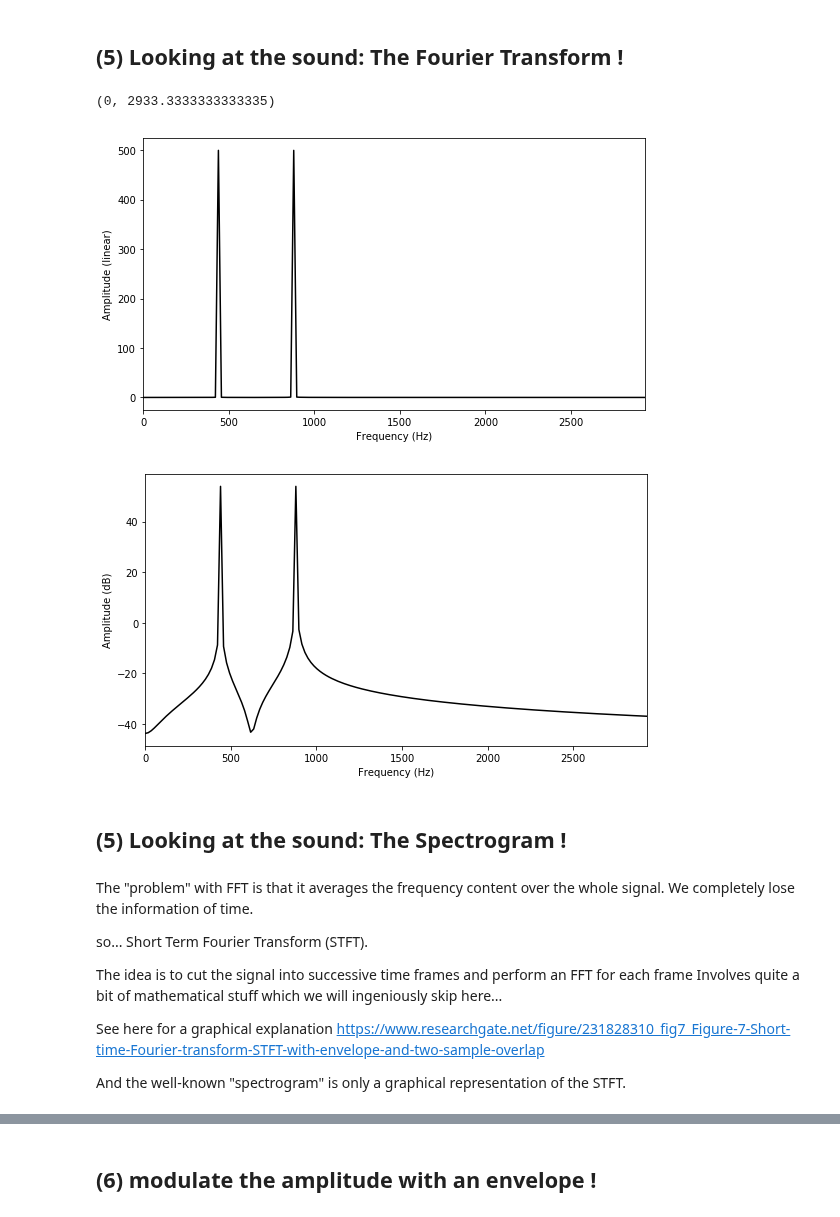
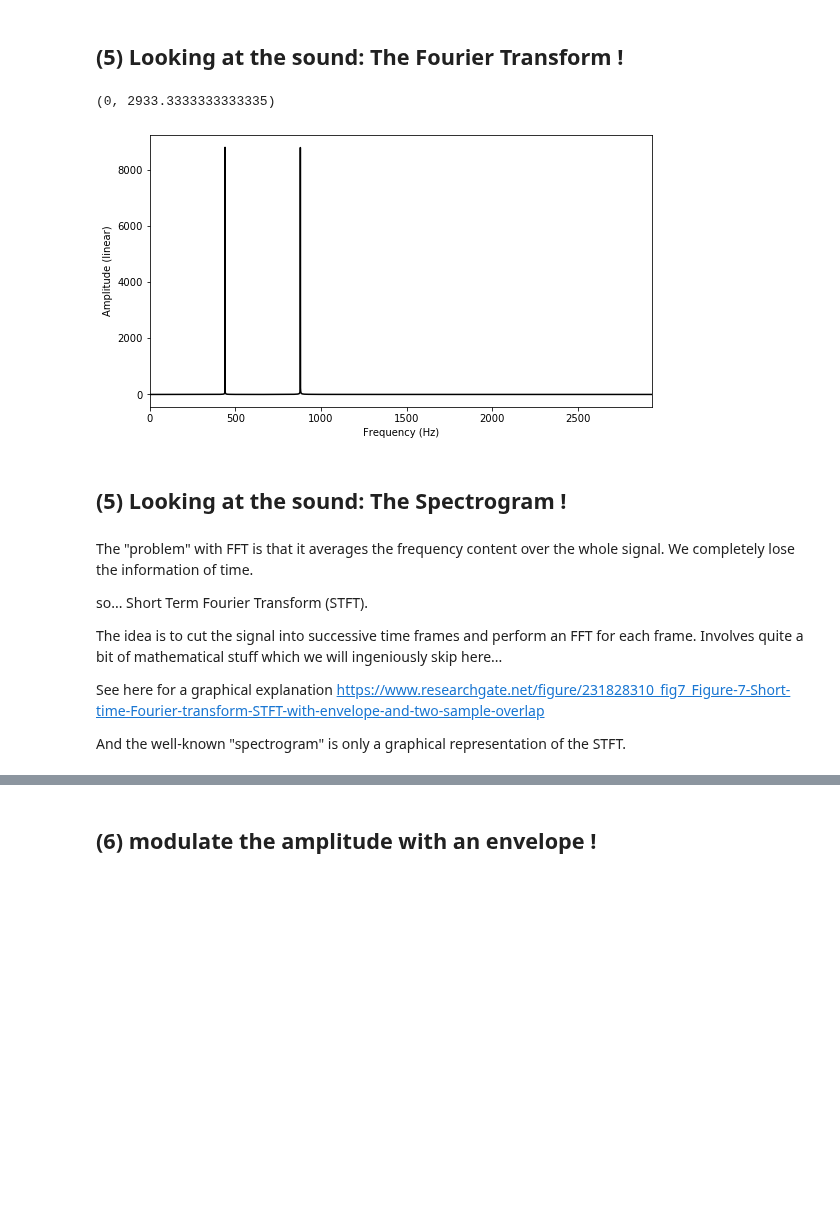
Before and after one commit to benholtzman/datamovies, a Jupyter notebook: 1_codes/s00_make_simple_sounds.ipynb, the cells around one changed output, grey strips where cells are left out. Saved outputs shown, nothing was run; the diff lists cells and outputs as text; code cells hidden in the pictures; blank space fills up the shorter version.

```diff
--- a/1_codes/s00_make_simple_sounds.ipynb
+++ b/1_codes/s00_make_simple_sounds.ipynb
@@ -193,42 +194,42 @@ librosa.output.write_wav(out, yc, fs, norm=False)
 # %%
 from scipy import fftpack as spfft # for computing spectra
 #from scipy import signal as spsig
 
 ########## First do the Fourier transform = look at the frequency content of the entire signal
 # We do a fast Fourier transform (FFT)
 
-Nfft = 1000 # Number of points (discrete frequencies) on which to compute the FFT
-# (actually twice the number of frequency point we need, but that's another story). Better if it's a power of 2
+Nfft = int(len(y)/2) #1000 # Number of points (discrete frequencies) on which to compute the FFT
+# (actually twice the number of frequency point we need, but that's another story).
 f = np.arange(-Nfft/2,Nfft/2,1)*fs/Nfft
 # the discretized vector of frequencies: contains negative and positive frequencies
 # (see mathematical definition of the Fourier transform)
 
 # FFT computation -> gives the spectrum S
 S = spfft.fft(y, n=Nfft)
 # S is an array of complex numbers, containing the amplitude for each frequency bin in f, but in another order...
 # First positive frequency bins, then negative frequency bins...
 
 # Let's consider only positive frequencies
 f = f[int(len(f)/2):]
 S = S[:int(len(S)/2)]
 # Now f covers the (discretized) frequency range from 0 to sr/2 Hz (see Nyquist theorem, Nyquist frequency)
 
 ########## Finally plot the spectrum
 plt.figure(figsize=(9,5))
 plt.plot(f,np.absolute(S),'k') # Since S is complex-valued, we have to choose between the absolute value and phase
 plt.xlabel('Frequency (Hz)')
 plt.ylabel('Amplitude (linear)')
 plt.xlim([0,fs/6])
 
-plt.figure(figsize=(9,5))
-plt.plot(f,20*np.log10(np.absolute(S)),'k') # Take the log10 with numpy, and have a factor 20 because we're dealing with acoustic pressure (L = 20log10(p/pref)) and not intensity (L = 10log10(p/pref))
-plt.xlabel('Frequency (Hz)')
-plt.ylabel('Amplitude (dB)')
-plt.xlim([0,fs/6])
+# plt.figure(figsize=(9,5))
+# plt.plot(f,20*np.log10(np.absolute(S)),'k') # Take the log10 with numpy,
+# # and have a factor 20 because we're dealing with acoustic pressure (L = 20log10(p/pref)) and not intensity (L = 10log10(p/pref))
+# plt.xlabel('Frequency (Hz)')
+# plt.ylabel('Amplitude (dB)')
+# plt.xlim([0,fs/6])
 # %% [output]
 (0, 2933.3333333333335)
-[figure, old version]
+[figure, new version]
-[figure, removed]
 # %% [markdown]
 ## (5) Looking at the sound: The Spectrogram !
 # %% [markdown]
@@ -237,7 +238,7 @@ information of time.
 
 so... Short Term Fourier Transform (STFT).
 
-The idea is to cut the signal into successive time frames and perform an FFT for each frame
+The idea is to cut the signal into successive time frames and perform an FFT for each frame.
 Involves quite a bit of mathematical stuff which we will ingeniously skip here...
 
 See here for a graphical explanation https://www.researchgate.net/figure/231828310_fig7_Figure-7-Short-time-Fourier-transform-STFT-with-envelope-and-two-sample-overlap
```
Also changed, not shown: parts of 8 cells of this notebook.
